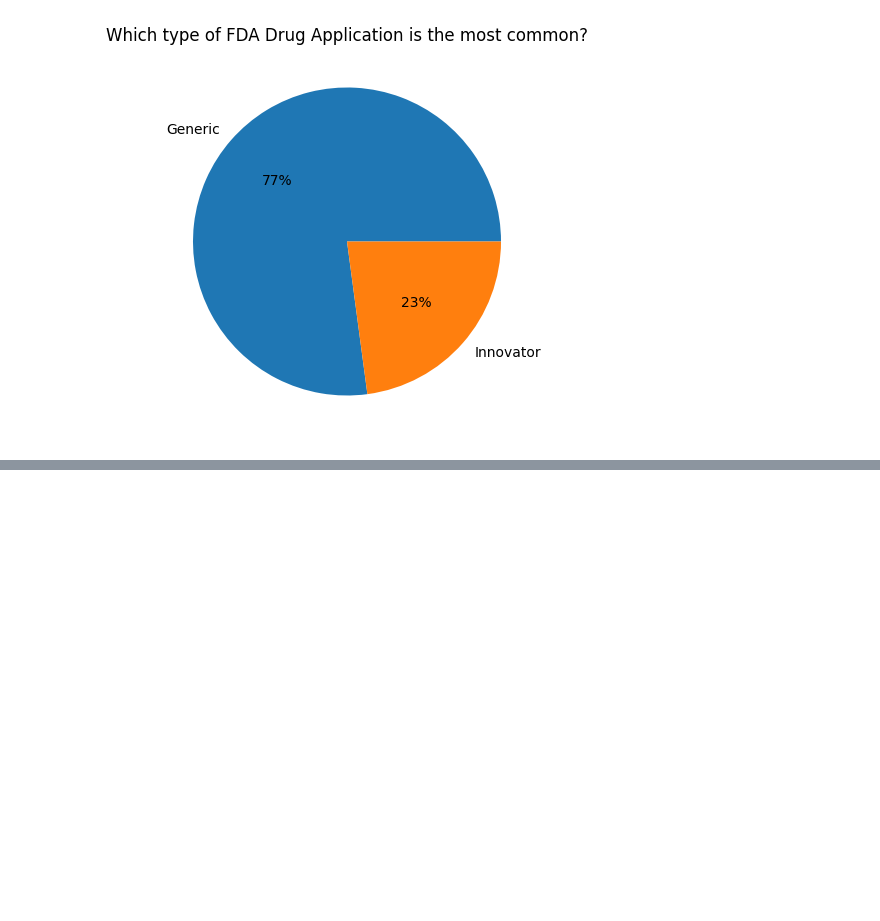
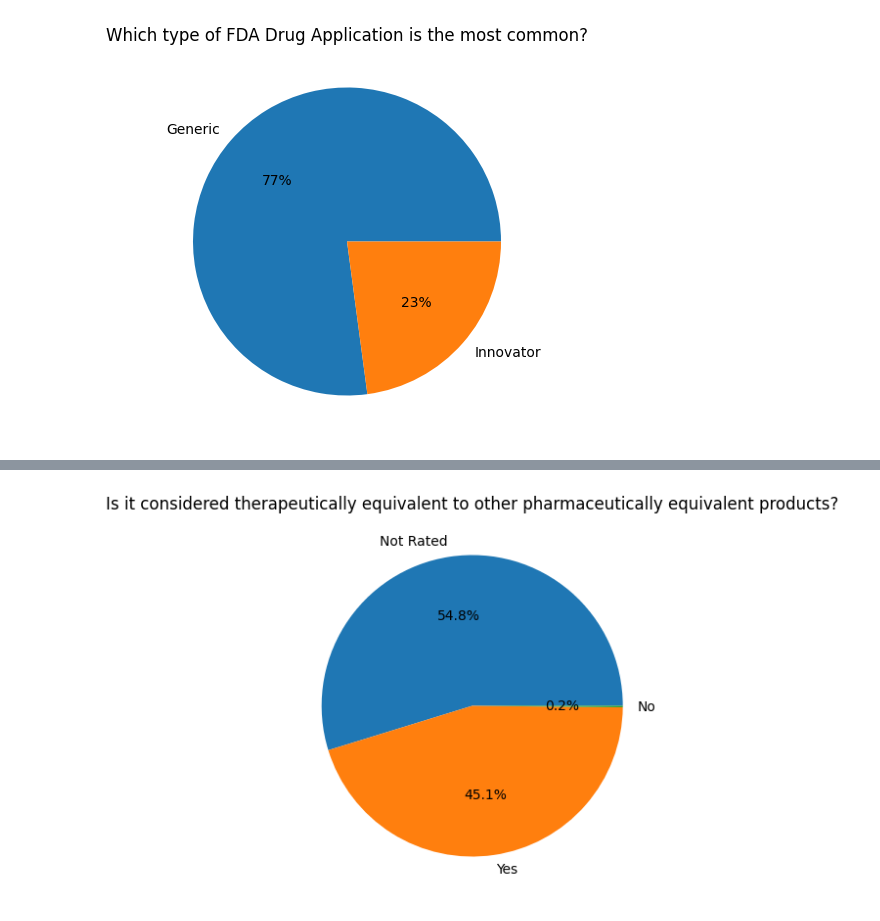
Before and after one commit to juanjomarcruz/FDA_Orange_Book_Project, a Jupyter notebook: 2_Jupyter_Notebooks/EDA_prod.ipynb, the cells around one changed output, grey strips where cells are left out. Saved outputs shown, nothing was run; the diff lists cells and outputs as text; code cells hidden in the pictures; blank space fills up the shorter version.

Commit message:
EDA is improved for Products table.

```diff
--- a/2_Jupyter_Notebooks/EDA_prod.ipynb
+++ b/2_Jupyter_Notebooks/EDA_prod.ipynb
@@ -205,0 +239,11 @@ plt.show()
+# %%
+#Univariate analysis for Therapeutically_Equivalent
+
+data = df_prod_tr_cat['Therapeutically_Equivalent'].value_counts()  #to build a pie plot in matplotlib we need to extract value counts
+labels = df_prod_tr_cat['Therapeutically_Equivalent'].value_counts().index #and we need also the labels of each category.
+plt.figure(figsize=(5,5))
+plt.pie(data, labels = labels, autopct='%1.1f%%') #autopct for auto-calculating percentage of each group. We format the percentage with just one decimal.
+plt.title('Is it considered therapeutically equivalent to other pharmaceutically equivalent products?')
+plt.show()
+# %% [output]
+[figure, added]
```
Also changed, not shown: parts of 57 cells of this notebook, 3 other files.
